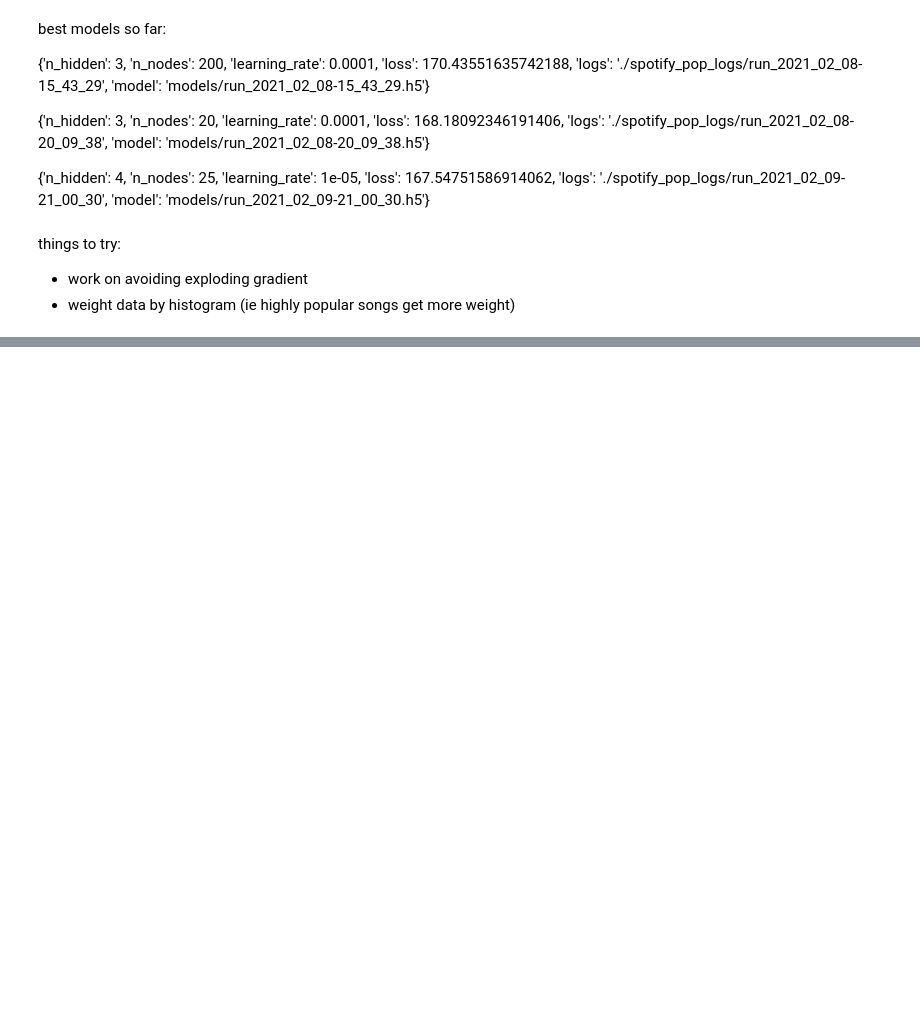
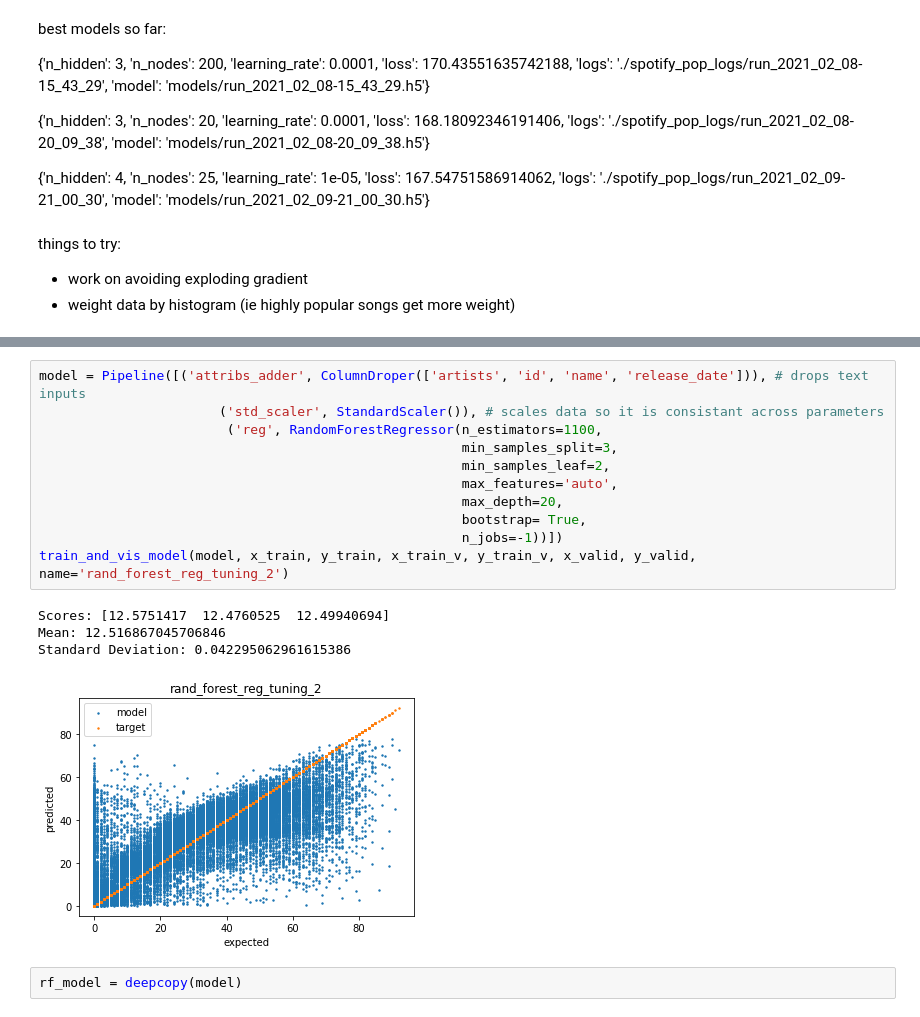
Before and after one commit to Joel-Venzke/Kaggle-Dataset-Work, a Jupyter notebook: spotify_dataset/Data-exploration-and-regression.ipynb, the cells around one changed output, grey strips where cells are left out. Saved outputs shown, nothing was run; the diff lists cells and outputs as text; blank space fills up the shorter version.

```diff
--- a/Data-exploration-and-regression.ipynb
+++ b/spotify_dataset/Data-exploration-and-regression.ipynb
@@ -413,0 +565,18 @@ model.fit(x_train_v_scaled,
+# %%
+model = Pipeline([('attribs_adder', ColumnDroper(['artists', 'id', 'name', 'release_date'])), # drops text inputs
+                       ('std_scaler', StandardScaler()), # scales data so it is consistant across parameters
+                        ('reg', RandomForestRegressor(n_estimators=1100,
+                                                      min_samples_split=3,
+                                                      min_samples_leaf=2,
+                                                      max_features='auto',
+                                                      max_depth=20,
+                                                      bootstrap= True,
+                                                      n_jobs=-1))])
+train_and_vis_model(model, x_train, y_train, x_train_v, y_train_v, x_valid, y_valid, name='rand_forest_reg_tuning_2')
+# %% [output]
+Scores: [12.5751417  12.4760525  12.49940694]
+Mean: 12.516867045706846
+Standard Deviation: 0.042295062961615386
+[figure, added]
+# %%
+rf_model = deepcopy(model)
```
Also changed, not shown: parts of 18 cells of this notebook, 17 other files.
